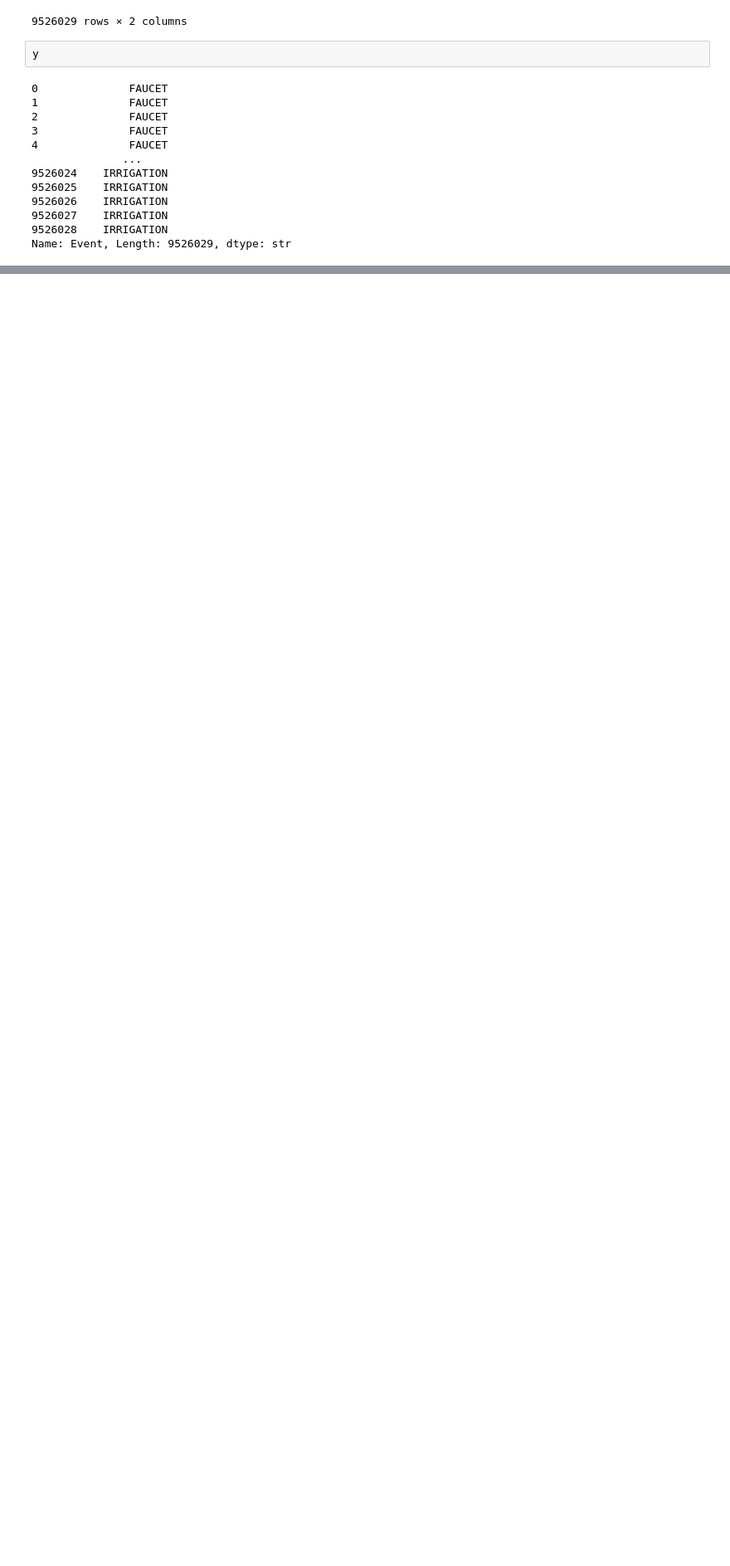
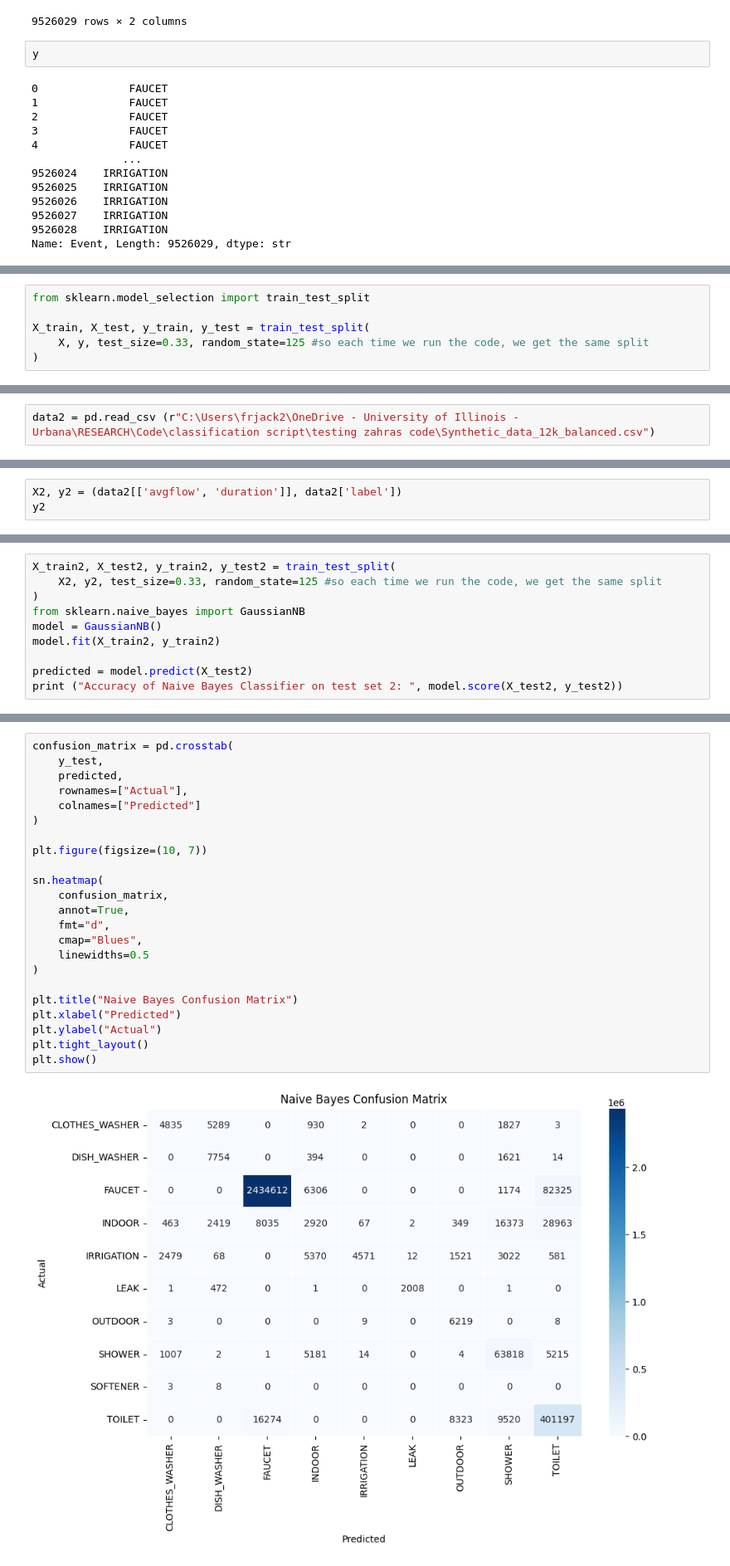
Before and after one commit to frjack2/Naive-Bayes-Classification-of-enduses-REU-dataset, a Jupyter notebook: Naive Bayes Classification on REU dataset.ipynb, the cells around one changed output, grey strips where cells are left out. Shown at 83% size. Cells and saved outputs as stored; diff of their text form; blank space fills up the shorter version.

Commit message:
cross validated 12k balanced synthetic data on naive bayes

```diff
--- a/Naive Bayes Classification on REU dataset.ipynb
+++ b/Naive Bayes Classification on REU dataset.ipynb
@@ -66,0 +65,6 @@ from sklearn.naive_bayes import GaussianNB
+# %%
+from sklearn.model_selection import train_test_split
+
+X_train, X_test, y_train, y_test = train_test_split(
+    X, y, test_size=0.33, random_state=125 #so each time we run the code, we get the same split
+)
@@ -66,0 +80,2 @@ from sklearn.naive_bayes import GaussianNB
+# %%
+data2 = pd.read_csv (r"C:\Users\frjack2\OneDrive - University of Illinois - Urbana\RESEARCH\Code\classification script\testing zahras code\Synthetic_data_12k_balanced.csv")
@@ -66,0 +91,3 @@ from sklearn.naive_bayes import GaussianNB
+# %%
+X2, y2 = (data2[['avgflow', 'duration']], data2['label'])
+y2
@@ -66,0 +217,10 @@ from sklearn.naive_bayes import GaussianNB
+# %%
+X_train2, X_test2, y_train2, y_test2 = train_test_split(
+    X2, y2, test_size=0.33, random_state=125 #so each time we run the code, we get the same split
+)
+from sklearn.naive_bayes import GaussianNB
+model = GaussianNB()
+model.fit(X_train2, y_train2)
+
+predicted = model.predict(X_test2)
+print ("Accuracy of Naive Bayes Classifier on test set 2: ", model.score(X_test2, y_test2))
@@ -66,0 +248,25 @@ from sklearn.naive_bayes import GaussianNB
+# %%
+confusion_matrix = pd.crosstab(
+    y_test,
+    predicted,
+    rownames=["Actual"],
+    colnames=["Predicted"]
+)
+
+plt.figure(figsize=(10, 7))
+
+sn.heatmap(
+    confusion_matrix,
+    annot=True,
+    fmt="d",
+    cmap="Blues",
+    linewidths=0.5
+)
+
+plt.title("Naive Bayes Confusion Matrix")
+plt.xlabel("Predicted")
+plt.ylabel("Actual")
+plt.tight_layout()
+plt.show()
+# %% [output]
+[figure, added]
```
Also changed, not shown: parts of 13 cells of this notebook.
